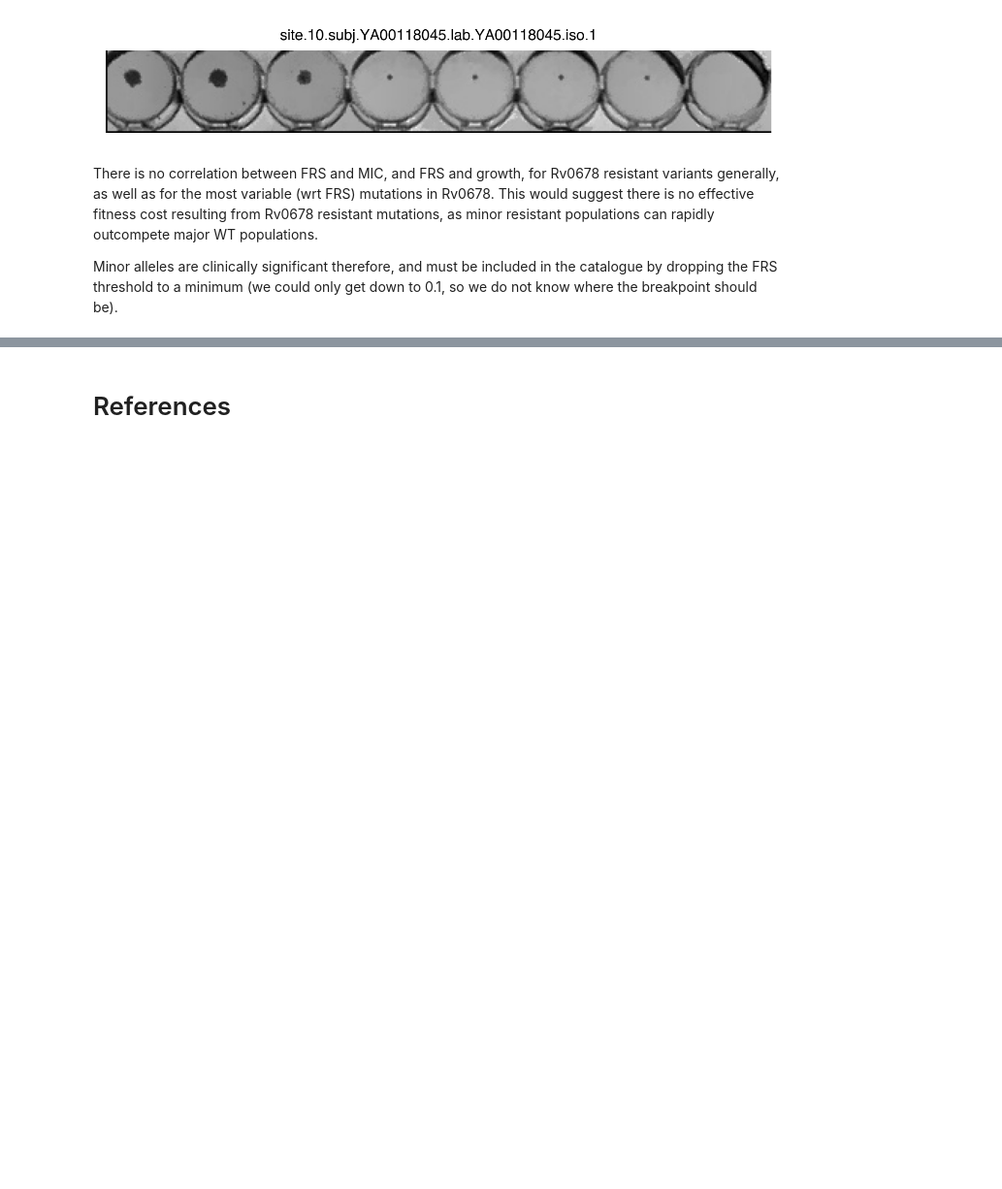
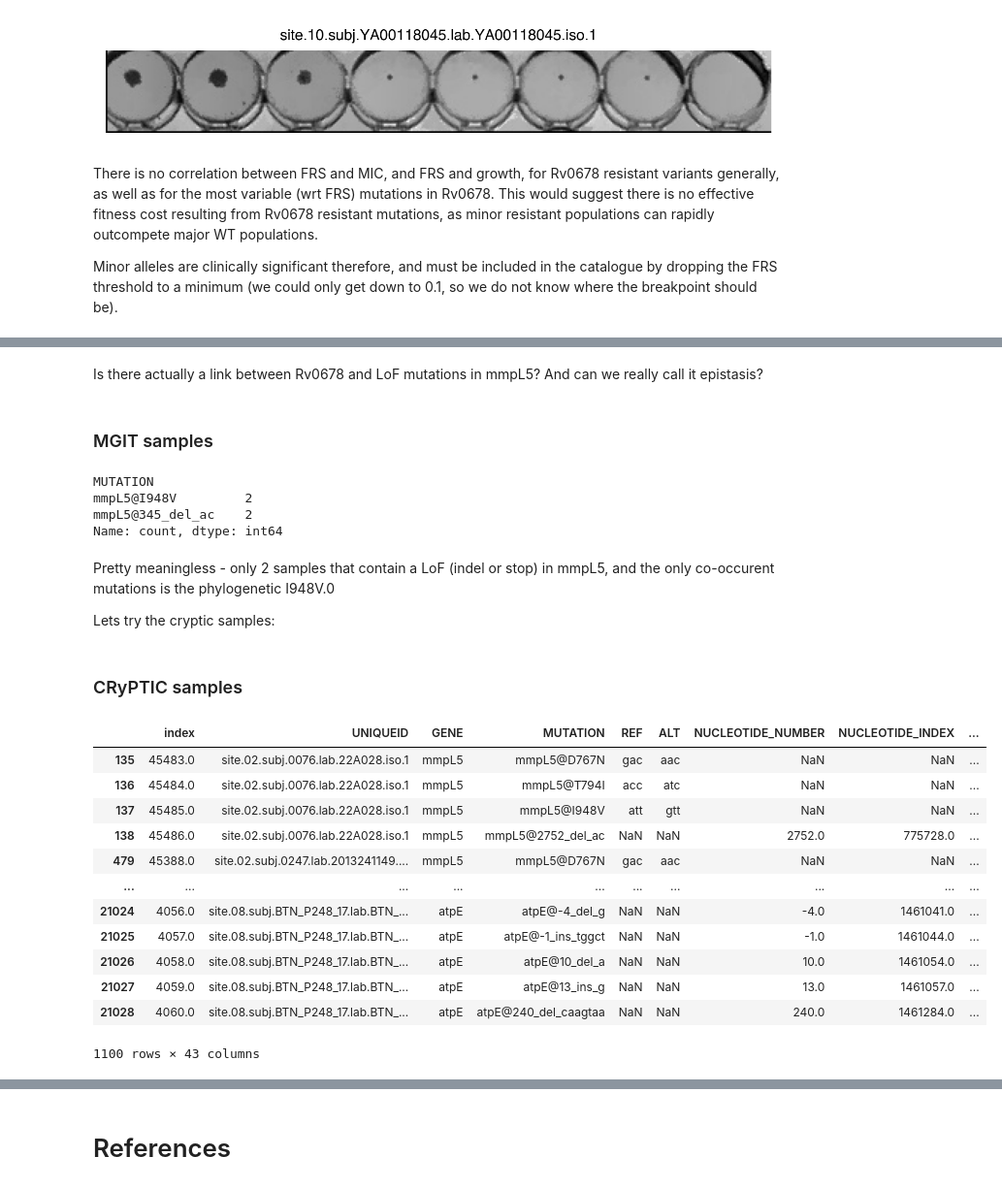
Before and after one commit to fowler-lab/tb-bdq-cat, a Jupyter notebook: Results_1.ipynb, the cells around one changed output, grey strips where cells are left out. Shown at 97% size. Drawn from its saved outputs; the diff is of its cells as text; code cells hidden in the pictures; blank space fills up the shorter version.

Commit message:
epistasis

```diff
--- a/Results_1.ipynb
+++ b/Results_1.ipynb
@@ -1400,0 +1404,46 @@ Minor alleles are clinically significant therefore, and must be included in the
+# %% [markdown]
+Is there actually a link between Rv0678 and LoF mutations in mmpL5? And can we really call it epistasis?
+# %% [markdown]
+### MGIT samples
+# %%
+mutations['IS_STOP'] = [True if i[-1] == '!' else False for i in mutations.MUTATION]
+
+nicd_samples = pd.merge(phenotypes_nicd.reset_index(drop=True), genomes, how='inner', on=['UNIQUEID'])
+all_nicd = pd.merge(mutations, nicd_samples, how='right', on=['UNIQUEID'])
+
+nicd_LoF_ids = all_nicd[(all_nicd.GENE=='mmpL5')&((~all_nicd.INDEL_LENGTH.isna())|(all_nicd.IS_STOP==True))].UNIQUEID
+all_nicd[all_nicd.UNIQUEID.isin(nicd_LoF_ids)].MUTATION.value_counts()
+# %% [output]
+MUTATION
+mmpL5@I948V         2
+mmpL5@345_del_ac    2
+Name: count, dtype: int64
+# %% [markdown]
+Pretty meaningless - only 2 samples that contain a LoF (indel or stop) in mmpL5, and the only co-occurent mutations is the phylogenetic I948V.0
+
+Lets try the cryptic samples:
+# %% [markdown]
+### CRyPTIC samples
+# %%
+cryptic_samples = pd.merge(phenotypes_cryptic.reset_index(drop=True), genomes, how='inner', on=['UNIQUEID'])
+all_cryptic = pd.merge(mutations, cryptic_samples, how='right', on=['UNIQUEID'])
+all_cryptic = all_cryptic[all_cryptic.IS_SYNONYMOUS==False]
+
+cryptic_LoF_ids = all_cryptic[(all_cryptic.GENE=='mmpL5')&((~all_cryptic.INDEL_LENGTH.isna())|(all_cryptic.IS_STOP==True))].UNIQUEID.unique()
+cryptic_LoF_vars = all_cryptic[(all_cryptic.GENE=='mmpL5')&((~all_cryptic.INDEL_LENGTH.isna())|(all_cryptic.IS_STOP==True))].MUTATION.unique()
+lofs = all_cryptic[all_cryptic.UNIQUEID.isin(cryptic_LoF_ids)]
+lofs
+# %% [output]
+|  | index | UNIQUEID | GENE | MUTATION | REF | ALT | NUCLEOTIDE_NUMBER | NUCLEOTIDE_INDEX | ... |
+| 135 | 45483.0 | site.02.subj.0076.lab.22A028.iso.1 | mmpL5 | mmpL5@D767N | gac | aac | NaN | NaN | ... |
+| 136 | 45484.0 | site.02.subj.0076.lab.22A028.iso.1 | mmpL5 | mmpL5@T794I | acc | atc | NaN | NaN | ... |
+| 137 | 45485.0 | site.02.subj.0076.lab.22A028.iso.1 | mmpL5 | mmpL5@I948V | att | gtt | NaN | NaN | ... |
+| 138 | 45486.0 | site.02.subj.0076.lab.22A028.iso.1 | mmpL5 | mmpL5@2752_del_ac | NaN | NaN | 2752.0 | 775728.0 | ... |
+| 479 | 45388.0 | site.02.subj.0247.lab.2013241149.... | mmpL5 | mmpL5@D767N | gac | aac | NaN | NaN | ... |
+| ... | ... | ... | ... | ... | ... | ... | ... | ... | ... |
+| 21024 | 4056.0 | site.08.subj.BTN_P248_17.lab.BTN_... | atpE | atpE@-4_del_g | NaN | NaN | -4.0 | 1461041.0 | ... |
+| 21025 | 4057.0 | site.08.subj.BTN_P248_17.lab.BTN_... | atpE | atpE@-1_ins_tggct | NaN | NaN | -1.0 | 1461044.0 | ... |
+| 21026 | 4058.0 | site.08.subj.BTN_P248_17.lab.BTN_... | atpE | atpE@10_del_a | NaN | NaN | 10.0 | 1461054.0 | ... |
+| 21027 | 4059.0 | site.08.subj.BTN_P248_17.lab.BTN_... | atpE | atpE@13_ins_g | NaN | NaN | 13.0 | 1461057.0 | ... |
+| 21028 | 4060.0 | site.08.subj.BTN_P248_17.lab.BTN_... | atpE | atpE@240_del_caagtaa | NaN | NaN | 240.0 | 1461284.0 | ... |
+1100 rows × 43 columns
```
Also changed, not shown: parts of 16 cells of this notebook, 13 other files.
